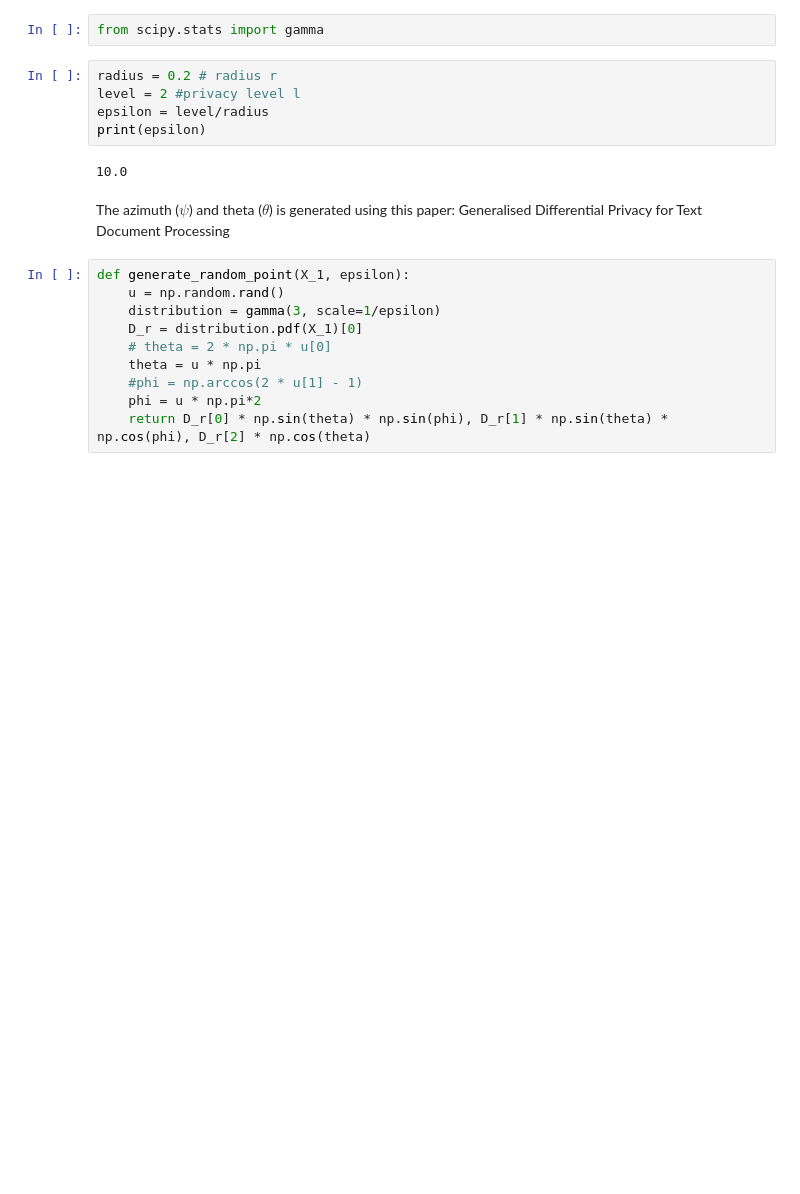
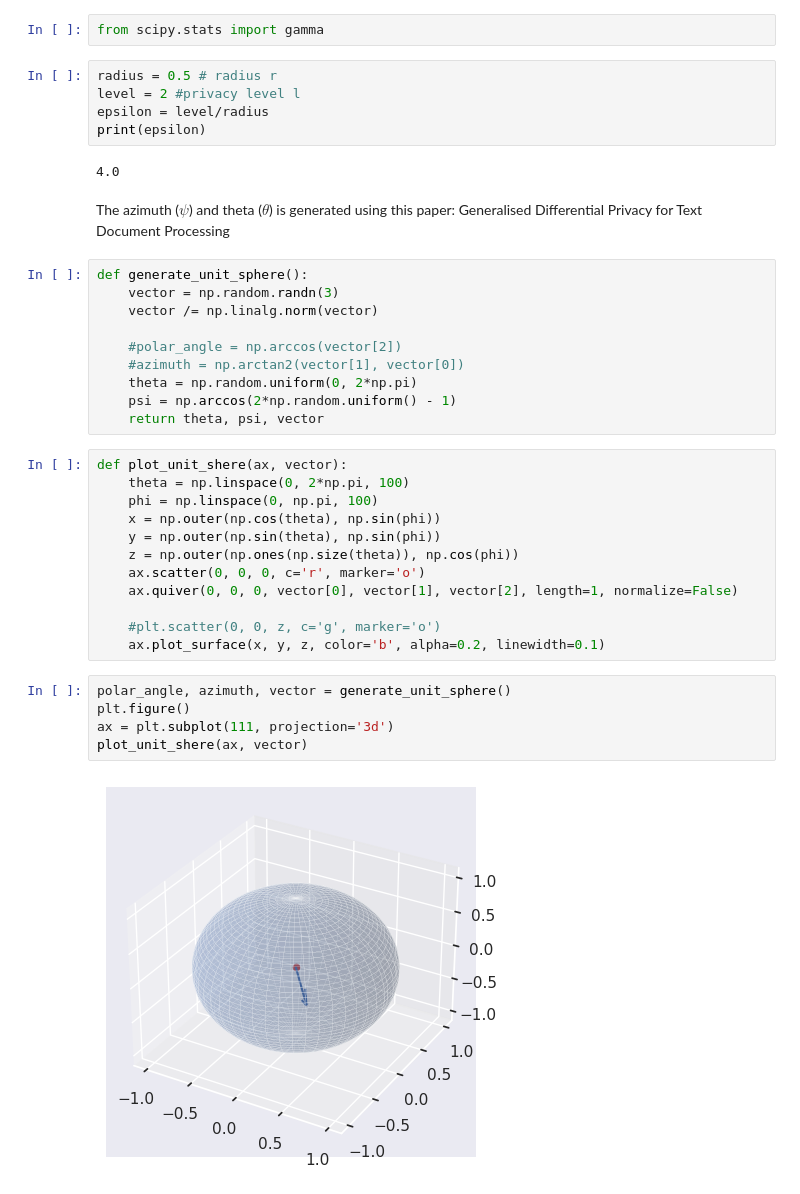
Before and after one commit to tjvanderende/privacy-preserved-clustering-with-nD-Laplace, a Jupyter notebook: RQ2/research.ipynb, the cells around one changed output. Saved outputs shown, nothing was run; the diff lists cells and outputs as text; blank space fills up the shorter version.

Commit message:
first steps in generating noise and plotting

```diff
--- a/RQ2/research.ipynb
+++ b/RQ2/research.ipynb
@@ -81,22 +81,41 @@ In comparison to 2D-Laplace there are three separate formulas to generate the PD
 # %%
 from scipy.stats import gamma
 # %%
-radius = 0.2 # radius r
+radius = 0.5 # radius r
 level = 2 #privacy level l
 epsilon = level/radius
 print(epsilon)
 # %% [output]
-10.0
+4.0
 # %% [markdown]
 The azimuth ($\psi$) and theta ($\theta$) is generated using this paper: Generalised Differential Privacy for Text Document
 Processing
-# %%
-def generate_random_point(X_1, epsilon):
-    u = np.random.rand()
-    distribution = gamma(3, scale=1/epsilon)
-    D_r = distribution.pdf(X_1)[0]
-    # theta = 2 * np.pi * u[0]
-    theta = u * np.pi
-    #phi = np.arccos(2 * u[1] - 1)
-    phi = u * np.pi*2
-    return D_r[0] * np.sin(theta) * np.sin(phi), D_r[1] * np.sin(theta) * np.cos(phi), D_r[2] * np.cos(theta)
+# %%
+def generate_unit_sphere():
+    vector = np.random.randn(3)
+    vector /= np.linalg.norm(vector)
+
+    #polar_angle = np.arccos(vector[2])
+    #azimuth = np.arctan2(vector[1], vector[0])
+    theta = np.random.uniform(0, 2*np.pi)
+    psi = np.arccos(2*np.random.uniform() - 1)
+    return theta, psi, vector
+# %%
+def plot_unit_shere(ax, vector):
+    theta = np.linspace(0, 2*np.pi, 100)
+    phi = np.linspace(0, np.pi, 100)
+    x = np.outer(np.cos(theta), np.sin(phi))
+    y = np.outer(np.sin(theta), np.sin(phi))
+    z = np.outer(np.ones(np.size(theta)), np.cos(phi))
+    ax.scatter(0, 0, 0, c='r', marker='o')
+    ax.quiver(0, 0, 0, vector[0], vector[1], vector[2], length=1, normalize=False)
+
+    #plt.scatter(0, 0, z, c='g', marker='o')
+    ax.plot_surface(x, y, z, color='b', alpha=0.2, linewidth=0.1)
+# %%
+polar_angle, azimuth, vector = generate_unit_sphere()
+plt.figure()
+ax = plt.subplot(111, projection='3d')
+plot_unit_shere(ax, vector)
+# %% [output]
+[figure, added]
```
Also changed, not shown: parts of 4 cells of this notebook, 1 other file.
